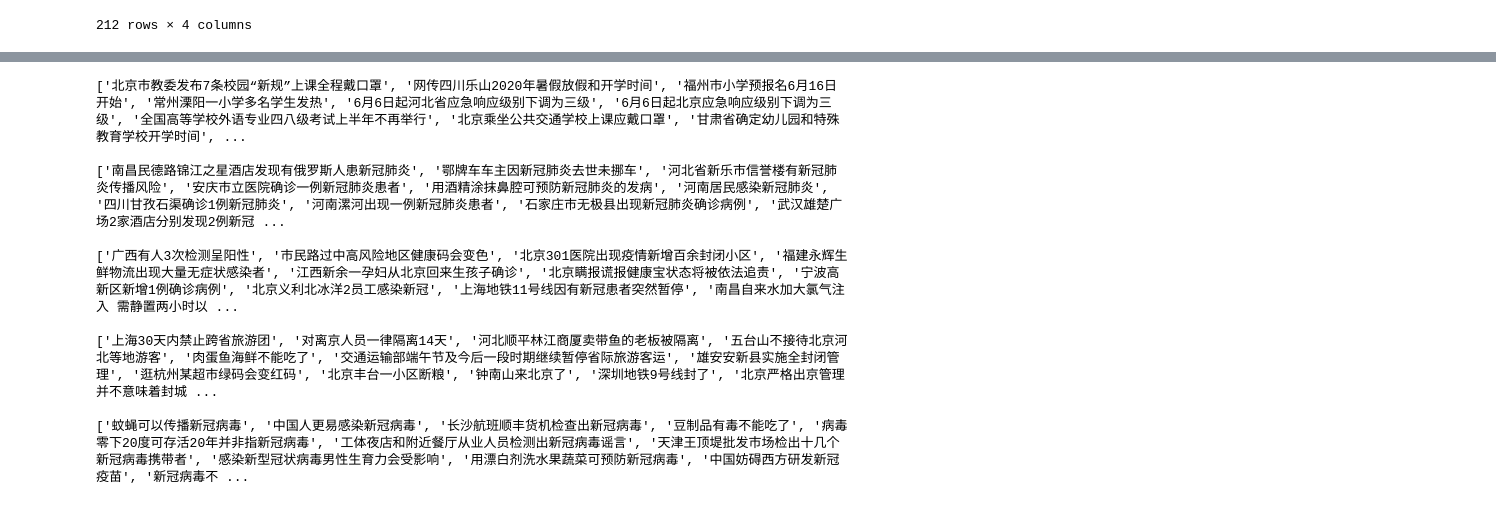
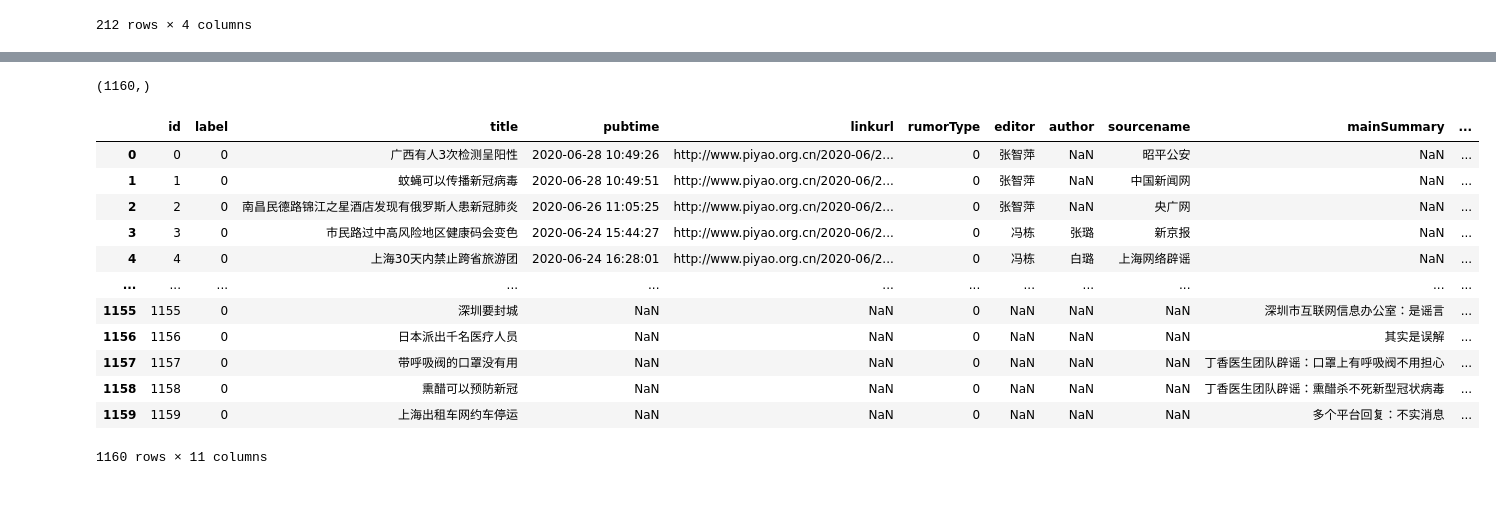
Before and after one commit to tccoin/covid-19-rumor-detector, a Jupyter notebook: notebook/cluster.ipynb, the cells around one changed output, grey strips where cells are left out. Cells and saved outputs as stored; diff of their text form; code cells hidden in the pictures.

```diff
--- a/notebook/cluster.ipynb
+++ b/notebook/cluster.ipynb
@@ -43,32 +43,47 @@ piyao_rumors
 | 947 | 999 | 北京西站防控失败致大批外地人涌入 | 2020-02-10 14:19:36 | http://www.piyao.org.cn/2020-02/1... | 0 | 张智萍 | NaN | 北京西站官方微博 |
 948 rows × 8 columns
 # %%
-corpus = piyao_rumors.title.values
+corpus = pd.concat([piyao_rumors,dxy_rumors]).title.values
 
 corpus_embeddings = embedder.encode(corpus)
+
+corpus.shape
+# %% [output]
+(1160,)
 # %%
-from sklearn.cluster import KMeans
+# from sklearn.cluster import KMeans
 
-num_clusters = 5
-clustering_model = KMeans(n_clusters=num_clusters)
-clustering_model.fit(corpus_embeddings)
-cluster_assignment = clustering_model.labels_
+# num_clusters = 5
+# clustering_model = KMeans(n_clusters=num_clusters)
+# clustering_model.fit(corpus_embeddings)
+# cluster_assignment = clustering_model.labels_
 
-for i in range(num_clusters):
-    cluster_corpus = []
-    for j in np.where(cluster_assignment==i)[0]:
-        cluster_corpus += [corpus[j]]
-    print(cluster_corpus,'\n')
+# for i in range(num_clusters):
+#     cluster_corpus = []
+#     for j in np.where(cluster_assignment==i)[0]:
+#         cluster_corpus += [corpus[j]]
+#     print(cluster_corpus,'\n')
-# %% [output]
-['北京市教委发布7条校园“新规”上课全程戴口罩', '网传四川乐山2020年暑假放假和开学时间', '福州市小学预报名6月16日开始', '常州溧阳一小学多名学生发热', '6月6日起河北省应急响应级别下调为三级', '6月6日起北京应急响应级别下调为三级', '全国高等学校外语专业四八级考试上半年不再举行', '北京乘坐公共交通学校上课应戴口罩', '甘肃省确定幼儿园和特殊教育学校开学时间', ...
-
-['南昌民德路锦江之星酒店发现有俄罗斯人患新冠肺炎', '鄂牌车车主因新冠肺炎去世未挪车', '河北省新乐市信誉楼有新冠肺炎传播风险', '安庆市立医院确诊一例新冠肺炎患者', '用酒精涂抹鼻腔可预防新冠肺炎的发病', '河南居民感染新冠肺炎', '四川甘孜石渠确诊1例新冠肺炎', '河南漯河出现一例新冠肺炎患者', '石家庄市无极县出现新冠肺炎确诊病例', '武汉雄楚广场2家酒店分别发现2例新冠 ...
-
-['广西有人3次检测呈阳性', '市民路过中高风险地区健康码会变色', '北京301医院出现疫情新增百余封闭小区', '福建永辉生鲜物流出现大量无症状感染者', '江西新余一孕妇从北京回来生孩子确诊', '北京瞒报谎报健康宝状态将被依法追责', '宁波高新区新增1例确诊病例', '北京义利北冰洋2员工感染新冠', '上海地铁11号线因有新冠患者突然暂停', '南昌自来水加大氯气注入 需静置两小时以 ...
-
-['上海30天内禁止跨省旅游团', '对离京人员一律隔离14天', '河北顺平林江商厦卖带鱼的老板被隔离', '五台山不接待北京河北等地游客', '肉蛋鱼海鲜不能吃了', '交通运输部端午节及今后一段时期继续暂停省际旅游客运', '雄安安新县实施全封闭管理', '逛杭州某超市绿码会变红码', '北京丰台一小区断粮', '钟南山来北京了', '深圳地铁9号线封了', '北京严格出京管理并不意味着封城 ...
-
-['蚊蝇可以传播新冠病毒', '中国人更易感染新冠病毒', '长沙航班顺丰货机检查出新冠病毒', '豆制品有毒不能吃了', '病毒零下20度可存活20年并非指新冠病毒', '工体夜店和附近餐厅从业人员检测出新冠病毒谣言', '天津王顶堤批发市场检出十几个新冠病毒携带者', '感染新型冠状病毒男性生育力会受影响', '用漂白剂洗水果蔬菜可预防新冠病毒', '中国妨碍西方研发新冠疫苗', '新冠病毒不 ...
+# %%
+allrumors = pd.concat([piyao_rumors,dxy_rumors])
+allrumors.insert(1,'label',0)
+allrumors['id']=range(len(allrumors))
+allrumors = allrumors.reset_index(drop=True)
+allrumors.to_csv('../data/all_rumors.csv')
+allrumors
+# %% [output]
+|  | id | label | title | pubtime | linkurl | rumorType | editor | author | sourcename | mainSummary | ... |
+| 0 | 0 | 0 | 广西有人3次检测呈阳性 | 2020-06-28 10:49:26 | http://www.piyao.org.cn/2020-06/2... | 0 | 张智萍 | NaN | 昭平公安 | NaN | ... |
+| 1 | 1 | 0 | 蚊蝇可以传播新冠病毒 | 2020-06-28 10:49:51 | http://www.piyao.org.cn/2020-06/2... | 0 | 张智萍 | NaN | 中国新闻网 | NaN | ... |
+| 2 | 2 | 0 | 南昌民德路锦江之星酒店发现有俄罗斯人患新冠肺炎 | 2020-06-26 11:05:25 | http://www.piyao.org.cn/2020-06/2... | 0 | 张智萍 | NaN | 央广网 | NaN | ... |
+| 3 | 3 | 0 | 市民路过中高风险地区健康码会变色 | 2020-06-24 15:44:27 | http://www.piyao.org.cn/2020-06/2... | 0 | 冯栋 | 张璐 | 新京报 | NaN | ... |
+| 4 | 4 | 0 | 上海30天内禁止跨省旅游团 | 2020-06-24 16:28:01 | http://www.piyao.org.cn/2020-06/2... | 0 | 冯栋 | 白璐 | 上海网络辟谣 | NaN | ... |
+| ... | ... | ... | ... | ... | ... | ... | ... | ... | ... | ... | ... |
+| 1155 | 1155 | 0 | 深圳要封城 | NaN | NaN | 0 | NaN | NaN | NaN | 深圳市互联网信息办公室：是谣言 | ... |
+| 1156 | 1156 | 0 | 日本派出千名医疗人员 | NaN | NaN | 0 | NaN | NaN | NaN | 其实是误解 | ... |
+| 1157 | 1157 | 0 | 带呼吸阀的口罩没有用 | NaN | NaN | 0 | NaN | NaN | NaN | 丁香医生团队辟谣：口罩上有呼吸阀不用担心 | ... |
+| 1158 | 1158 | 0 | 熏醋可以预防新冠 | NaN | NaN | 0 | NaN | NaN | NaN | 丁香医生团队辟谣：熏醋杀不死新型冠状病毒 | ... |
+| 1159 | 1159 | 0 | 上海出租车网约车停运 | NaN | NaN | 0 | NaN | NaN | NaN | 多个平台回复：不实消息 | ... |
+1160 rows × 11 columns
 # %%
 import numpy as np
 
```
Also changed, not shown: parts of 8 cells of this notebook, 10 other files.
